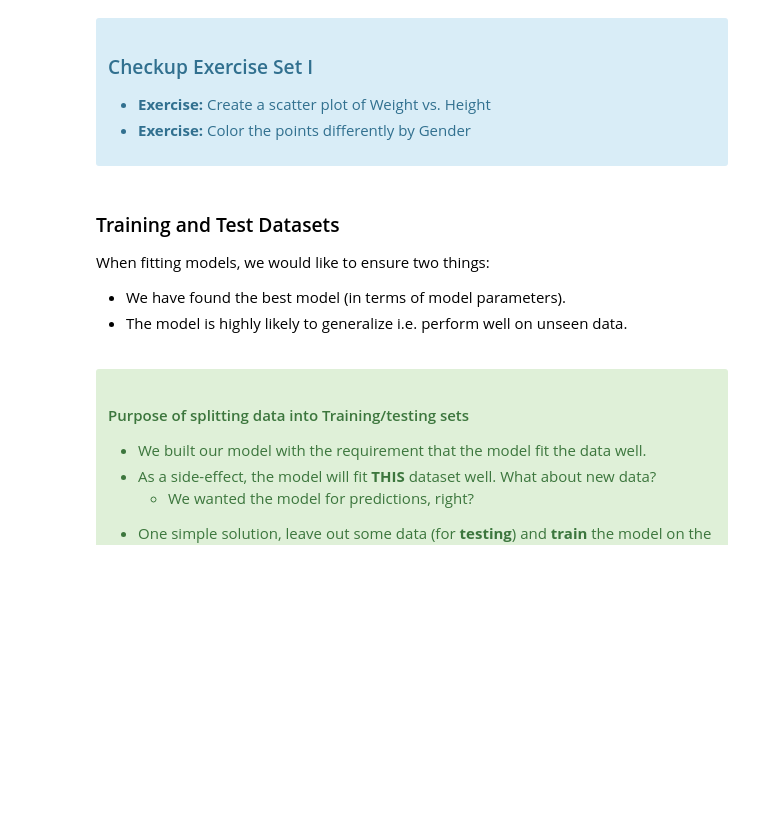
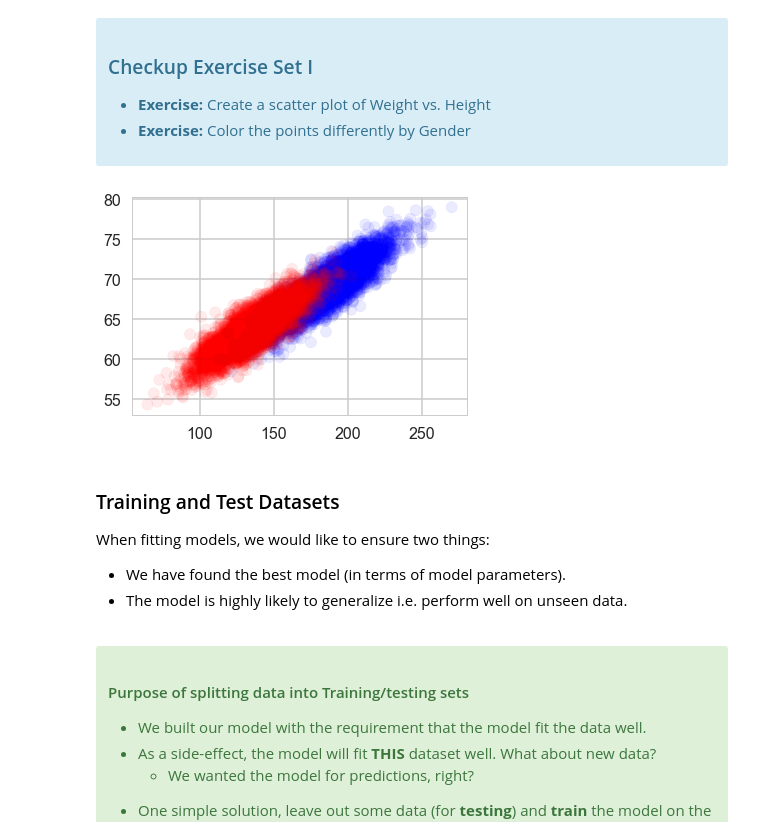
Before and after one commit to CttYss/logistic_regression, a Jupyter notebook: Mini_Project_Logistic_Regression.ipynb, the cells around one changed output. Cells and saved outputs as stored; diff of their text form; code cells hidden in the pictures; blank space fills up the shorter version.

```diff
--- a/Mini_Project_Logistic_Regression.ipynb
+++ b/Mini_Project_Logistic_Regression.ipynb
@@ -125,3 +123,12 @@ with the "response" or "label" $y$ as a plain array of 0s and 1s for binary clas
+# %%
+# your turn
+plt.scatter(dflog.Weight,
+            dflog.Height,
+            c=[cm_bright.colors[i]
+               for i in dflog.Gender=="Male"],
+            alpha=0.08);
+# %% [output]
+[figure, added]
 # %% [markdown]
 ### Training and Test Datasets
 
```
Also changed, not shown: parts of 9 cells of this notebook.
